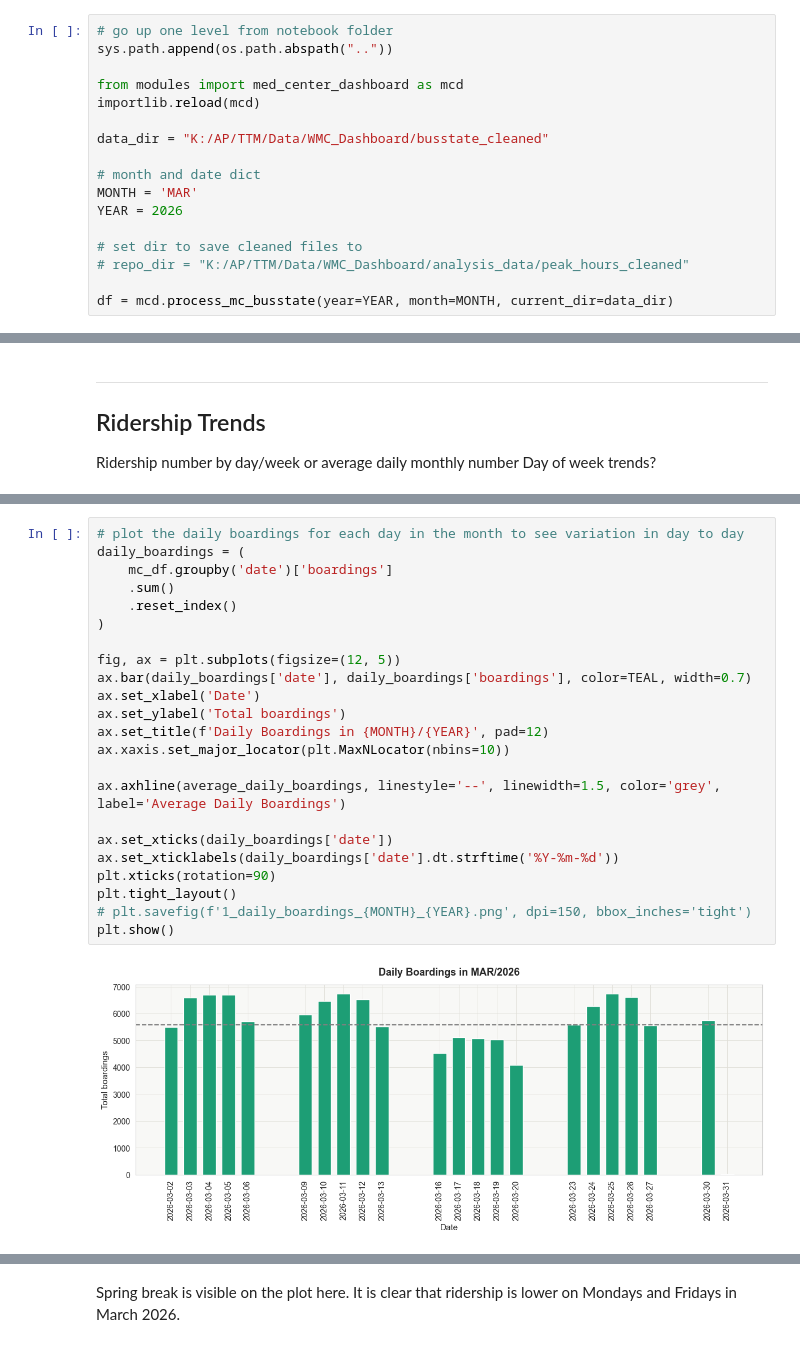
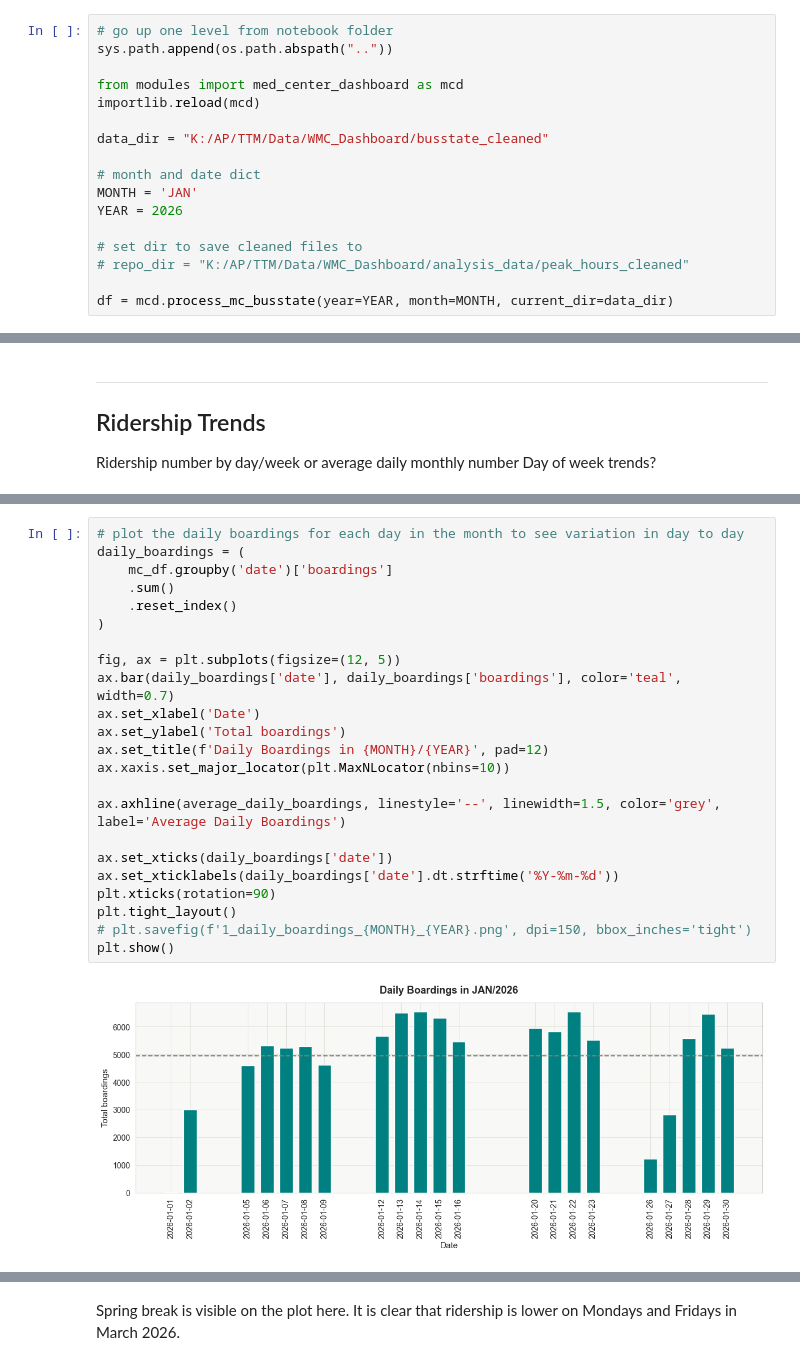
Before and after one commit to morgan1461/WMC-dashboard, a Jupyter notebook: analysis_notebooks/monthly_visualizations.ipynb, the cells around one changed output, grey strips where cells are left out. Saved outputs shown, nothing was run; the diff lists cells and outputs as text.

Commit message:
Create a ridership trend pipeline and fix pipeline to account for the end of the month

```diff
--- a/analysis_notebooks/monthly_visualizations.ipynb
+++ b/analysis_notebooks/monthly_visualizations.ipynb
@@ -96,7 +96,7 @@ importlib.reload(mcd)
 data_dir = "K:/AP/TTM/Data/WMC_Dashboard/busstate_cleaned"
 
 # month and date dict
-MONTH = 'MAR'
+MONTH = 'JAN'
 YEAR = 2026
 
 # set dir to save cleaned files to
@@ -1892,25 +1941,25 @@ Average daily boardings in MAR/2026: 5579
 # %%
 # plot the daily boardings for each day in the month to see variation in day to day
 daily_boardings = (
     mc_df.groupby('date')['boardings']
     .sum()
     .reset_index()
 )
 
 fig, ax = plt.subplots(figsize=(12, 5))
-ax.bar(daily_boardings['date'], daily_boardings['boardings'], color=TEAL, width=0.7)
+ax.bar(daily_boardings['date'], daily_boardings['boardings'], color='teal', width=0.7)
 ax.set_xlabel('Date')
 ax.set_ylabel('Total boardings')
 ax.set_title(f'Daily Boardings in {MONTH}/{YEAR}', pad=12)
 ax.xaxis.set_major_locator(plt.MaxNLocator(nbins=10))
 
 ax.axhline(average_daily_boardings, linestyle='--', linewidth=1.5, color='grey', label='Average Daily Boardings')
 
 ax.set_xticks(daily_boardings['date'])
 ax.set_xticklabels(daily_boardings['date'].dt.strftime('%Y-%m-%d'))
 plt.xticks(rotation=90)
 plt.tight_layout()
 # plt.savefig(f'1_daily_boardings_{MONTH}_{YEAR}.png', dpi=150, bbox_inches='tight')
 plt.show()
 # %% [output]
-[figure, old version]
+[figure, new version]
```
Also changed, not shown: parts of 12 cells of this notebook, 4 other files.
